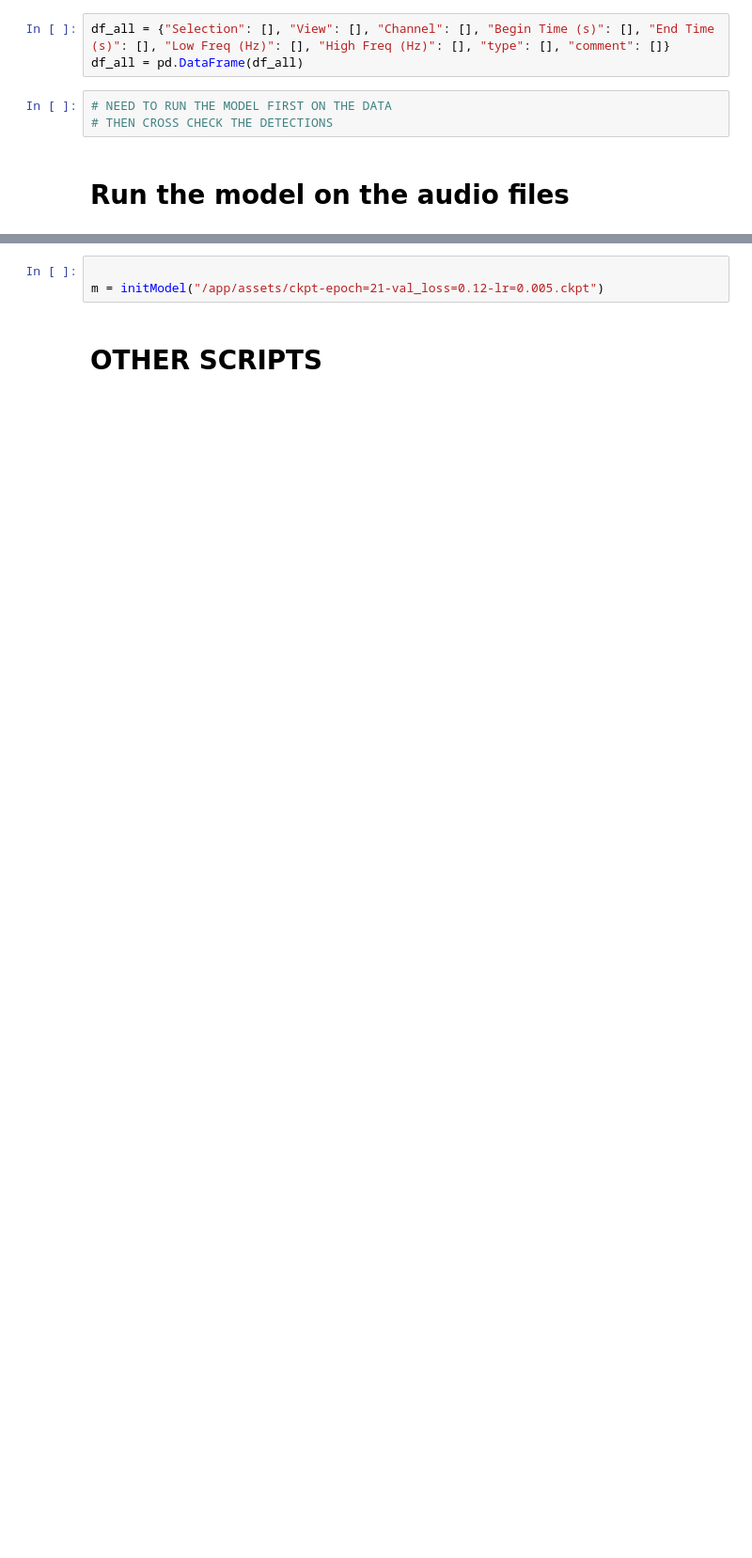
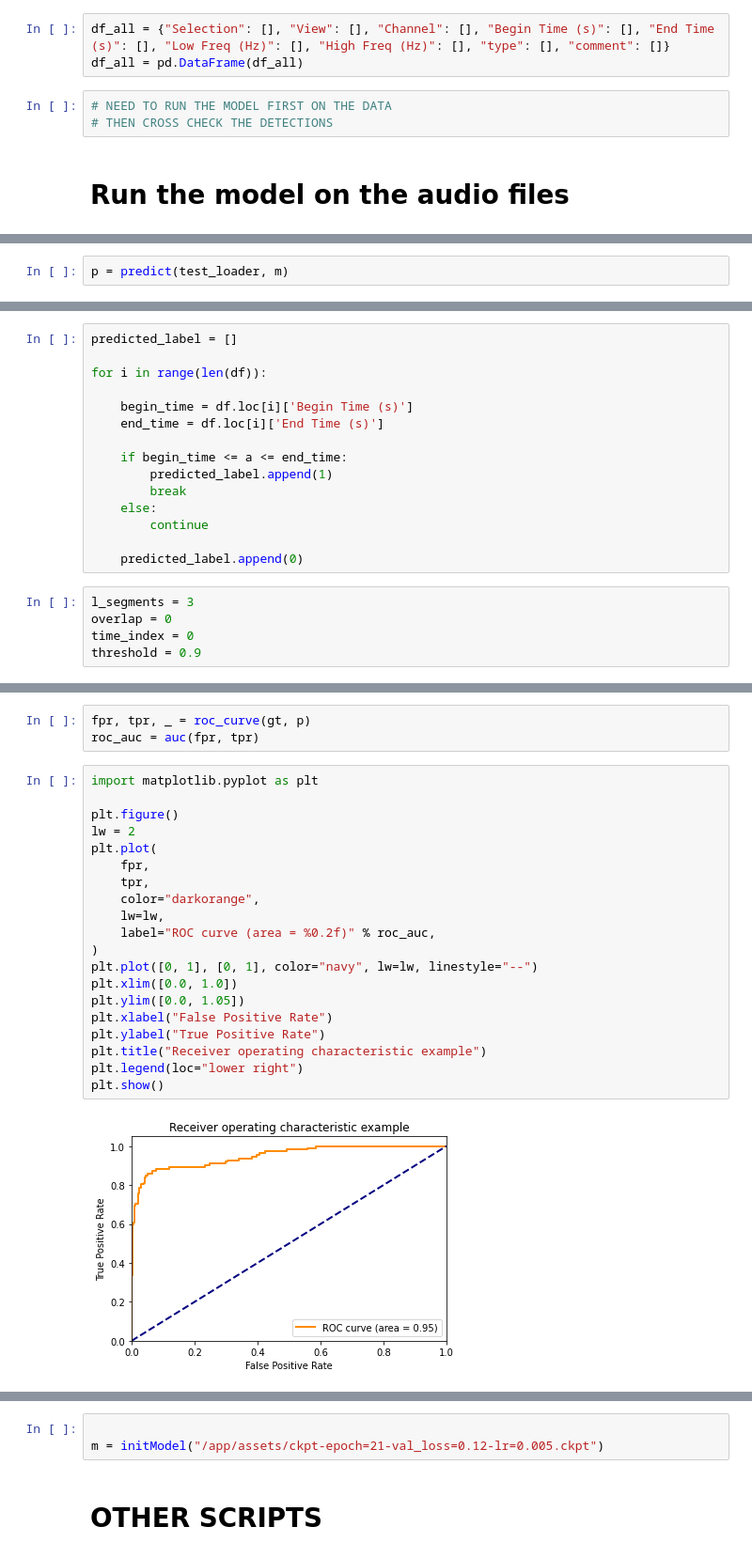
Before and after one commit to NINAnor/snowscooter_detector, a Jupyter notebook: inference/predict.ipynb, the cells around one changed output, grey strips where cells are left out. Shown at 94% size. Saved outputs shown, nothing was run; the diff lists cells and outputs as text; blank space fills up the shorter version.

Commit message:
Find solution for AUC ROC curve

```diff
--- a/inference/predict.ipynb
+++ b/inference/predict.ipynb
@@ -184,0 +173,2 @@ flist[0]['audio']
+# %%
+p = predict(test_loader, m)
@@ -204,0 +180,20 @@ pd.read_csv(flist[5]['result'], sep='\t').filter(items=["Begin Time (s)", "End T
+# %%
+predicted_label = []
+
+for i in range(len(df)):
+
+    begin_time = df.loc[i]['Begin Time (s)']
+    end_time = df.loc[i]['End Time (s)']
+
+    if begin_time <= a <= end_time:
+        predicted_label.append(1)
+        break
+    else:
+        continue
+
+    predicted_label.append(0)
+# %%
+l_segments = 3
+overlap = 0
+time_index = 0
+threshold = 0.9
@@ -204,0 +304,25 @@ pd.read_csv(flist[5]['result'], sep='\t').filter(items=["Begin Time (s)", "End T
+# %%
+fpr, tpr, _ = roc_curve(gt, p)
+roc_auc = auc(fpr, tpr)
+# %%
+import matplotlib.pyplot as plt
+
+plt.figure()
+lw = 2
+plt.plot(
+    fpr,
+    tpr,
+    color="darkorange",
+    lw=lw,
+    label="ROC curve (area = %0.2f)" % roc_auc,
+)
+plt.plot([0, 1], [0, 1], color="navy", lw=lw, linestyle="--")
+plt.xlim([0.0, 1.0])
+plt.ylim([0.0, 1.05])
+plt.xlabel("False Positive Rate")
+plt.ylabel("True Positive Rate")
+plt.title("Receiver operating characteristic example")
+plt.legend(loc="lower right")
+plt.show()
+# %% [output]
+[figure, added]
```
Also changed, not shown: parts of 21 cells of this notebook.
